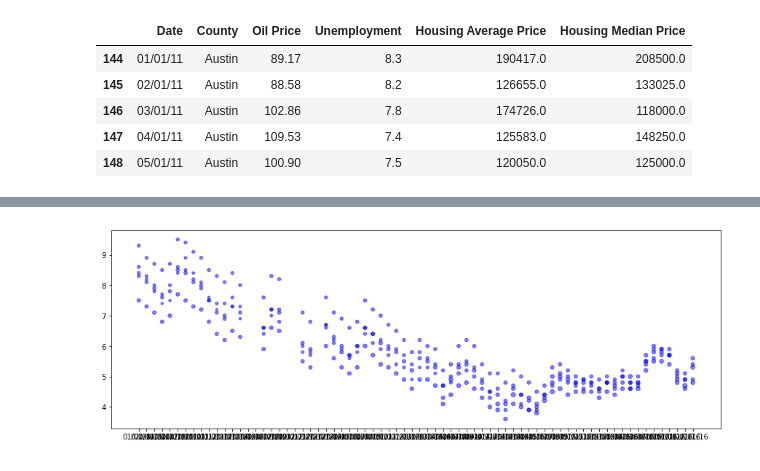
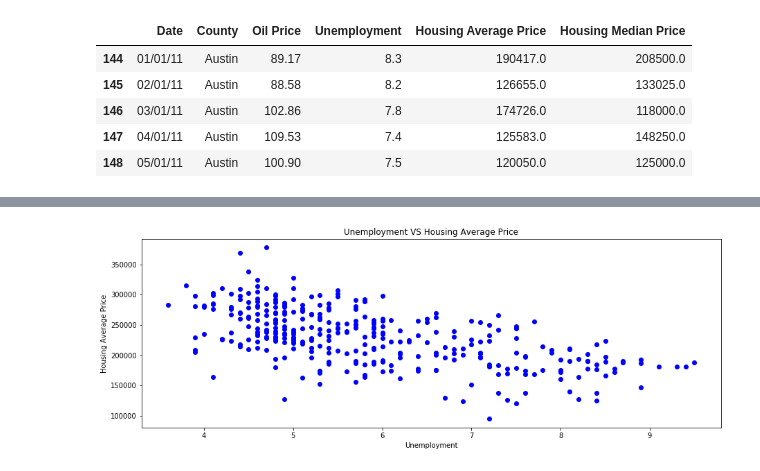
Before and after one commit to savorgnan5/Project_1, a Jupyter notebook: Fabio_P.ipynb, the cells around one changed output, grey strips where cells are left out. Saved outputs shown, nothing was run; the diff lists cells and outputs as text; code cells hidden in the pictures.

```diff
--- a/Fabio_P.ipynb
+++ b/Fabio_P.ipynb
@@ -280,0 +309,3 @@ county_group.head(2)
+# %%
+County_list_Houston["Datetime"]=pd.to_datetime(County_list_Houston["Date"])
+County_list_Houston.head()
@@ -304,6 +372,8 @@ plt.show()
 # %%
-
-Oil_house= plt.scatter(County_list_Houston["Date"], County_list_Houston["Unemployment"], s=County_list_Houston["Housing Average Price"]/10000, alpha= 0.5, marker="o", color="blue")
+Oil_house= plt.scatter(County_list_Houston["Unemployment"], County_list_Houston["Housing Average Price"], marker="o", color="blue")
+plt.title("Unemployment VS Housing Average Price")
+plt.xlabel("Unemployment")
+plt.ylabel("Housing Average Price")
 plt.show()
 # %% [output]
-[figure, old version]
+[figure, new version]
```
Also changed, not shown: parts of 13 cells of this notebook.
